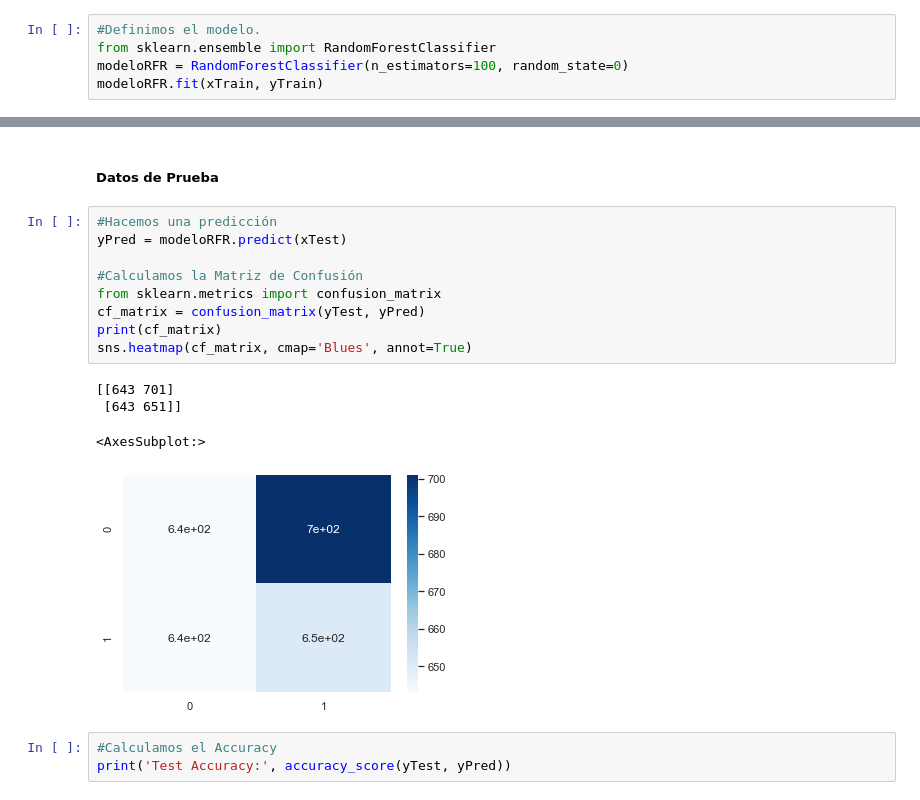
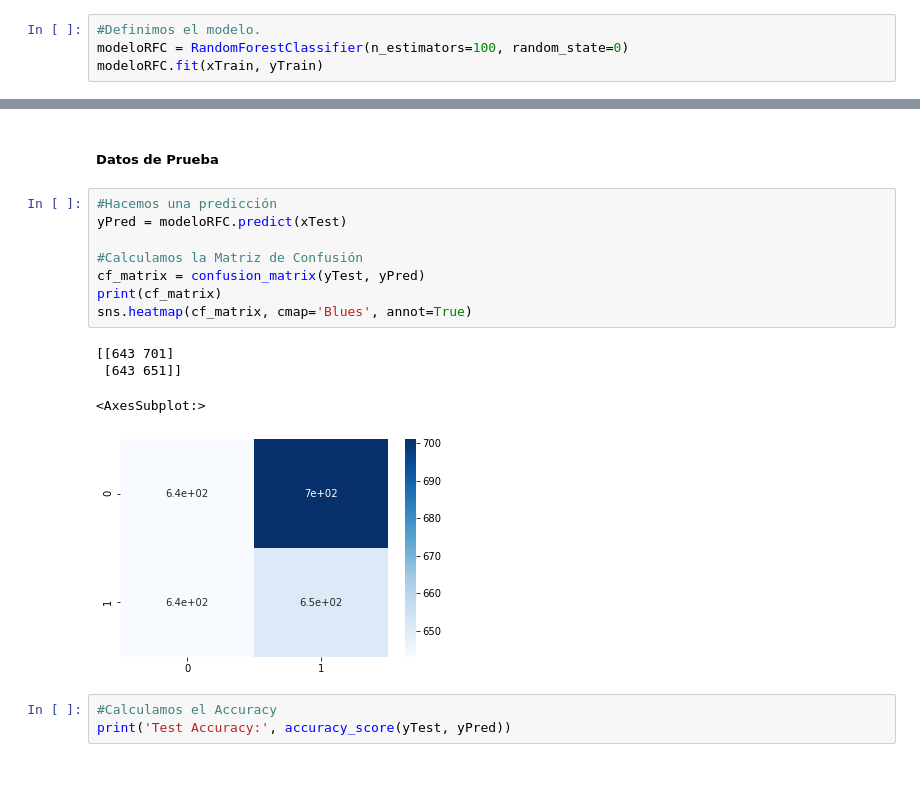
Before and after one commit to danielavillamar/ProyectoIA-KNN, a Jupyter notebook: ProyectoFinal.ipynb, the cells around one changed output, grey strips where cells are left out. Saved outputs shown, nothing was run; the diff lists cells and outputs as text; blank space fills up the shorter version.

```diff
--- a/ProyectoFinal.ipynb
+++ b/ProyectoFinal.ipynb
@@ -499,27 +504,25 @@ def roc(model, xTest, yTest, name):
 #### Modelo 1: Random Forest Classifier
 # %%
 #Definimos el modelo.
-from sklearn.ensemble import RandomForestClassifier
-modeloRFR = RandomForestClassifier(n_estimators=100, random_state=0)
-modeloRFR.fit(xTrain, yTrain)
+modeloRFC = RandomForestClassifier(n_estimators=100, random_state=0)
+modeloRFC.fit(xTrain, yTrain)
 # %% [output]
 RandomForestClassifier(random_state=0)
 # %% [markdown]
 ##### Datos de Prueba
 # %%
 #Hacemos una predicción
-yPred = modeloRFR.predict(xTest)
+yPred = modeloRFC.predict(xTest)
 
 #Calculamos la Matriz de Confusión
-from sklearn.metrics import confusion_matrix
 cf_matrix = confusion_matrix(yTest, yPred)
 print(cf_matrix)
 sns.heatmap(cf_matrix, cmap='Blues', annot=True)
 # %% [output]
 [[643 701]
  [643 651]]
 <AxesSubplot:>
-[figure, old version]
+[figure, new version]
 # %%
 #Calculamos el Accuracy
 print('Test Accuracy:', accuracy_score(yTest, yPred))
```
Also changed, not shown: parts of 55 cells of this notebook.
